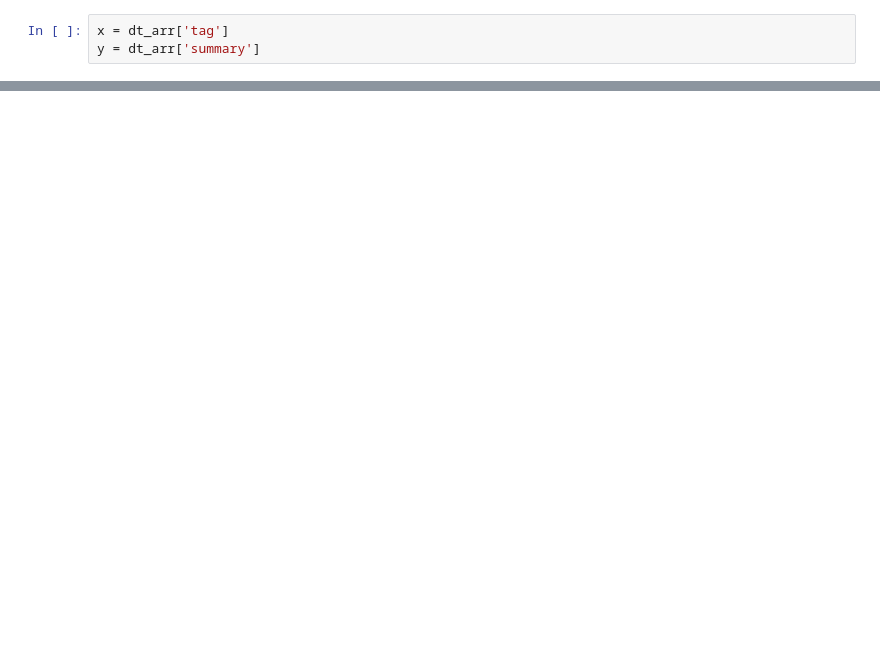
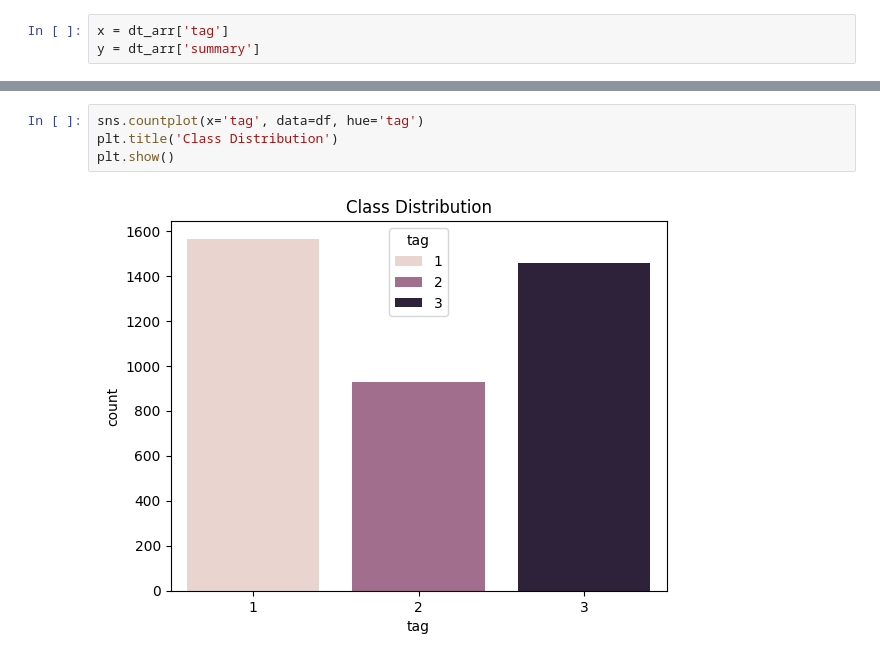
Before and after one commit to Irfanizam/accident-news-classification, a Jupyter notebook: LongText/arrange.ipynb, the cells around one changed output, grey strips where cells are left out. Drawn from its saved outputs; the diff is of its cells as text; blank space fills up the shorter version.

```diff
--- a/LongText/arrange.ipynb
+++ b/LongText/arrange.ipynb
@@ -30,0 +260,6 @@ multiclass_lt.to_csv('C:/Users/irfanizam/workspace/FYP-Example/FinalFinalFyp/Dat
+# %%
+sns.countplot(x='tag', data=df, hue='tag')
+plt.title('Class Distribution')
+plt.show()
+# %% [output]
+[figure, added]
```
Also changed, not shown: parts of 35 cells of this notebook, 41 other files.
